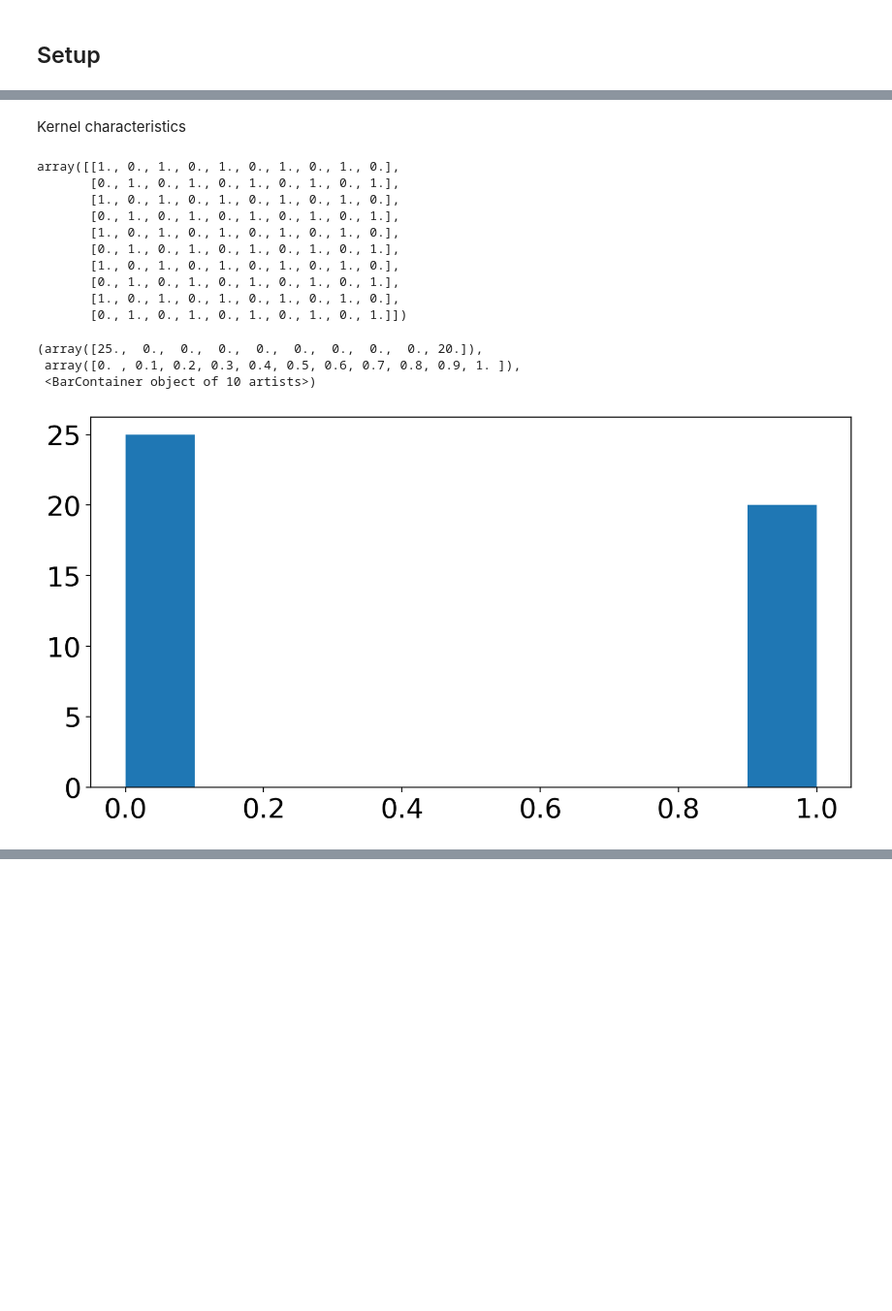
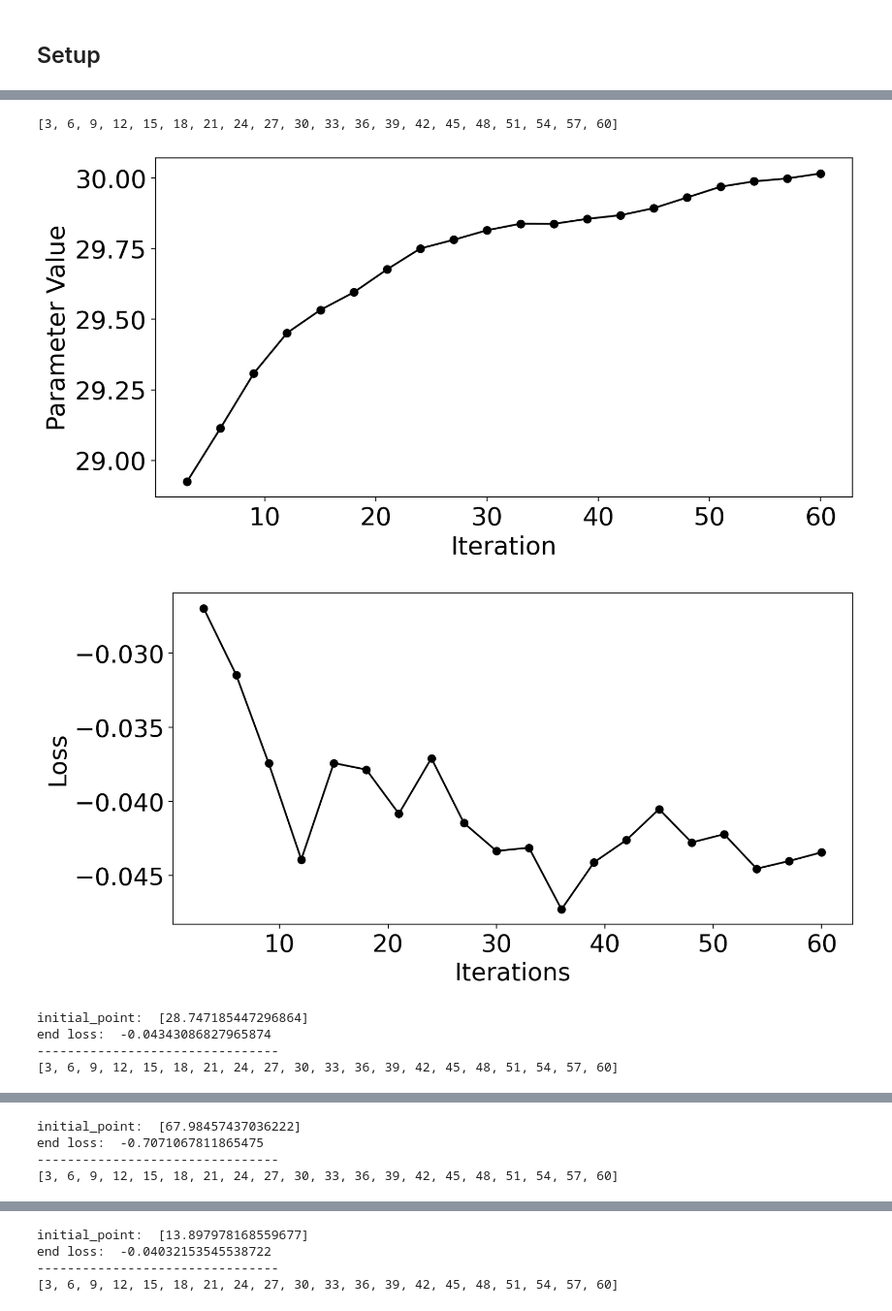
Before and after one commit to Quantum-Cosmos-Lab/quantum_maps_for_beads, a Jupyter notebook: toy_model_optimization.ipynb, the cells around one changed output, grey strips where cells are left out. Shown at 97% size. Saved outputs shown, nothing was run; the diff lists cells and outputs as text; code cells hidden in the pictures; blank space fills up the shorter version.

```diff
--- a/toy_model_optimization.ipynb
+++ b/toy_model_optimization.ipynb
@@ -250,2 +264,0 @@ Ideal loss:  -0.7071067811865477
-# %% [markdown]
-Kernel characteristics
@@ -254,14 +264,0 @@ Kt = get_kernel(x, np.pi)
-# %%
-Kt = get_kernel(x, N*np.pi)
-Kt
-# %% [output]
-array([[1., 0., 1., 0., 1., 0., 1., 0., 1., 0.],
-       [0., 1., 0., 1., 0., 1., 0., 1., 0., 1.],
-       [1., 0., 1., 0., 1., 0., 1., 0., 1., 0.],
-       [0., 1., 0., 1., 0., 1., 0., 1., 0., 1.],
-       [1., 0., 1., 0., 1., 0., 1., 0., 1., 0.],
-       [0., 1., 0., 1., 0., 1., 0., 1., 0., 1.],
-       [1., 0., 1., 0., 1., 0., 1., 0., 1., 0.],
-       [0., 1., 0., 1., 0., 1., 0., 1., 0., 1.],
-       [1., 0., 1., 0., 1., 0., 1., 0., 1., 0.],
-       [0., 1., 0., 1., 0., 1., 0., 1., 0., 1.]])
@@ -280,7 +265,12 @@ def kernel_2_list_old(K):
-# %%
-plt.hist(kernel_2_list(Kt))
-# %% [output]
-(array([25.,  0.,  0.,  0.,  0.,  0.,  0.,  0.,  0., 20.]),
- array([0. , 0.1, 0.2, 0.3, 0.4, 0.5, 0.6, 0.7, 0.8, 0.9, 1. ]),
- <BarContainer object of 10 artists>)
-[figure, removed]
+# %%
+optimized_callback = run_SPSA_optimizations(runs= 10, show_loss_evolution=True, show_parameter_evolution=True)
+optimized_param = get_best_parameter(optimized_callback)
+get_kernel(x, phi_value=optimized_param)
+# %% [output]
+[3, 6, 9, 12, 15, 18, 21, 24, 27, 30, 33, 36, 39, 42, 45, 48, 51, 54, 57, 60]
+[figure, added]
+[figure, added]
+initial_point:  [28.747185447296864]
+end loss:  -0.04343086827965874
+--------------------------------
+[3, 6, 9, 12, 15, 18, 21, 24, 27, 30, 33, 36, 39, 42, 45, 48, 51, 54, 57, 60]
@@ -286,0 +279,4 @@ plt.hist(kernel_2_list(Kt))
+initial_point:  [67.98457437036222]
+end loss:  -0.7071067811865475
+--------------------------------
+[3, 6, 9, 12, 15, 18, 21, 24, 27, 30, 33, 36, 39, 42, 45, 48, 51, 54, 57, 60]
@@ -286,0 +285,4 @@ plt.hist(kernel_2_list(Kt))
+initial_point:  [13.897978168559677]
+end loss:  -0.04032153545538722
+--------------------------------
+[3, 6, 9, 12, 15, 18, 21, 24, 27, 30, 33, 36, 39, 42, 45, 48, 51, 54, 57, 60]
```
Also changed, not shown: parts of 19 cells of this notebook.
